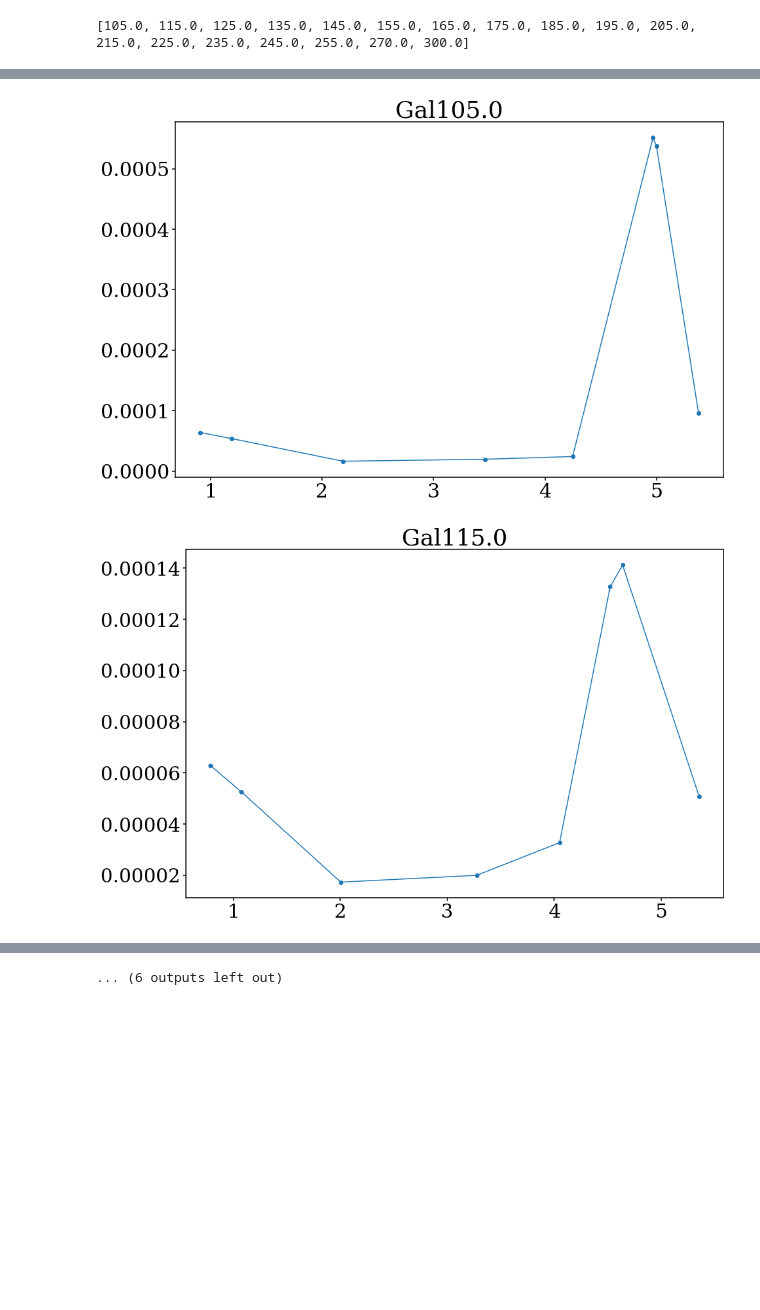
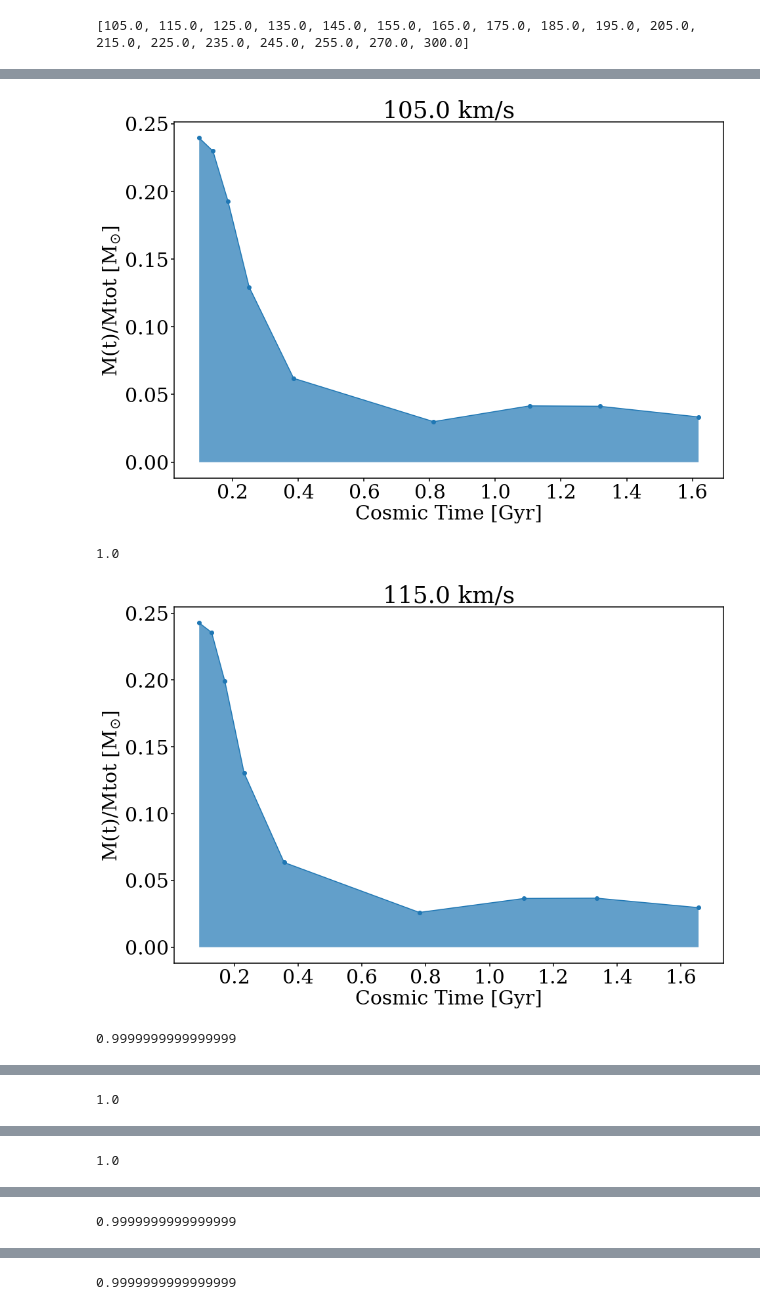
Before and after one commit to patriglesias/SBI_SFHs, a Jupyter notebook: observations_prior_redshift/prepare_obs.ipynb, the cells around one changed output, grey strips where cells are left out. Saved outputs shown, nothing was run; the diff lists cells and outputs as text; code cells hidden in the pictures; blank space fills up the shorter version.

```diff
--- a/observations_prior_redshift/prepare_obs.ipynb
+++ b/observations_prior_redshift/prepare_obs.ipynb
@@ -322,7 +322,7 @@ loader = accelerator.prepare(generator)
 
 #load model
 n_latent=16
-model_file = "./saved_models/checkpoint_m14_z05.pt"
+model_file = "./saved_models/checkpoint_m14_z15.pt"
 model, loss = load_model(model_file, device=accelerator.device,n_hidden=(16,32),n_out=10)
 model = accelerator.prepare(model)
 
@@ -352,6 +352,6 @@ print(np.shape(ss))
 (18, 16)
 # %%
-file="./saved_models/my_posterior_m14_z05.pkl"
+file="./saved_models/my_posterior_m14_z15.pkl"
 
 file = open(file, 'rb')
 qphi = pickle.load(file)
@@ -454,17 +454,26 @@ print(np.shape(means))
 delta_t=0.01348046441147335
 ms_from_percentiles=[]
 for i in trange(18):
-    per=means[i,:9][mask]
-    ms=np.gradient(np.arange(0.1,1,0.1)[mask],per) #unit Msun/gyr
+    per=means[i,:9]
+    ms=np.gradient(np.arange(0.1,1,0.1),per) #unit Msun/gyr
     ms_from_percentiles.append(ms*delta_t) #unit Msun
 ms_from_percentiles=np.array(ms_from_percentiles)
 # %%
 for i in range(18):
     ms=ms_from_percentiles[i]
-    per=means[i,:9][mask]
-    plt.plot(per,ms*delta_t,'o-',color='tab:blue')
-    plt.title('Gal'+str(sigma_gal[i]))
+    per=means[i,:9]
+    plt.plot(per,ms*delta_t/np.sum
+    (ms*delta_t),'o-',color='tab:blue')
+    plt.fill_between(per, 0,ms*delta_t/np.sum
+    (ms*delta_t),alpha=0.7)
+    plt.xlabel('Cosmic Time [Gyr]')
+    plt.ylabel('M(t)/Mtot [M$_{\\odot}$]')
+    plt.title(str(sigma_gal[i])+' km/s')
     plt.show()
+    print(np.sum(ms*delta_t/np.sum
+    (ms*delta_t)))
 # %% [output]
-[figure, old version]
+[figure, new version]
+1.0
-[figure, old version]
+[figure, new version]
+0.9999999999999999
@@ -471,0 +481 @@ for i in range(18):
+1.0
@@ -472,0 +483 @@ for i in range(18):
+1.0
@@ -473,0 +485 @@ for i in range(18):
+0.9999999999999999
@@ -481 +487 @@ for i in range(18):
-... (6 outputs left out)
+0.9999999999999999
```
Also changed, not shown: parts of 6 cells of this notebook, 11 other files.
